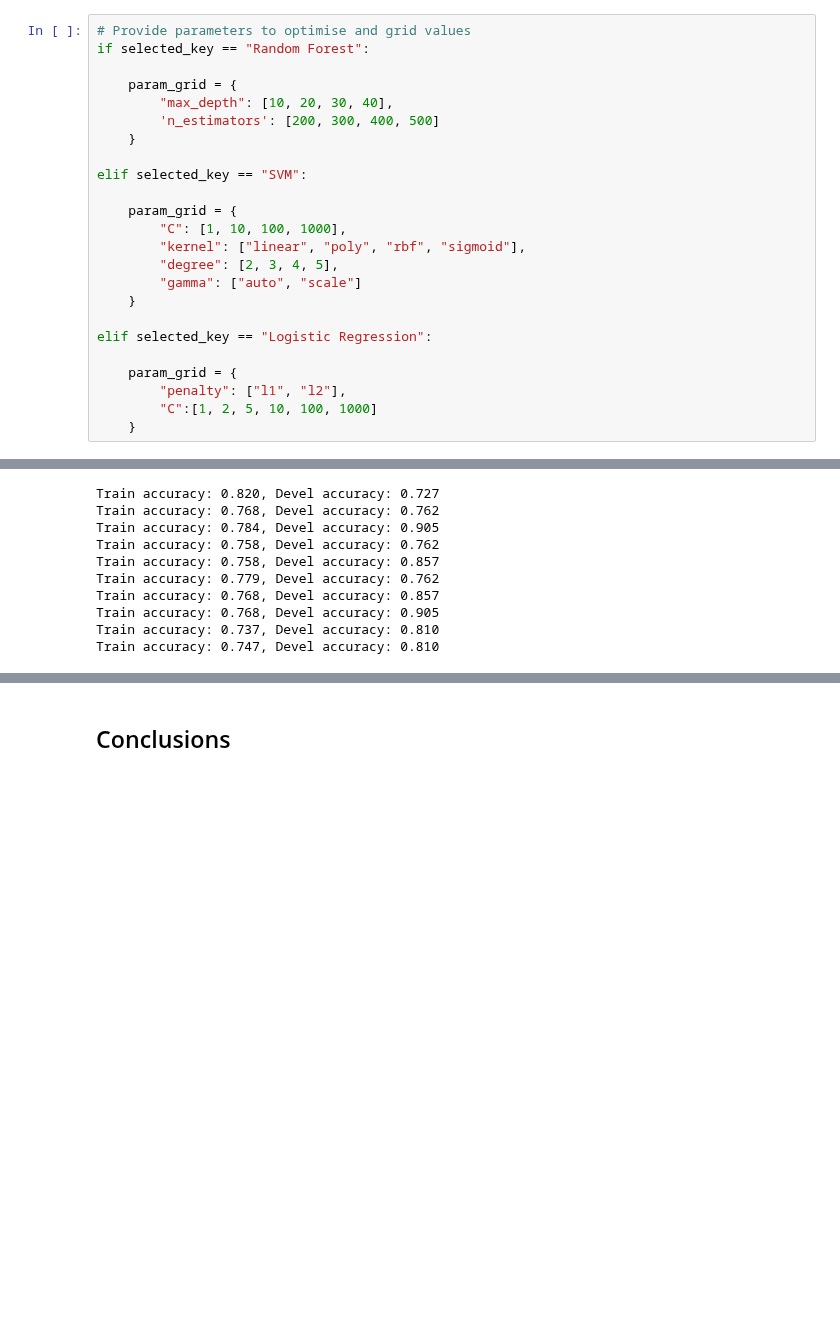
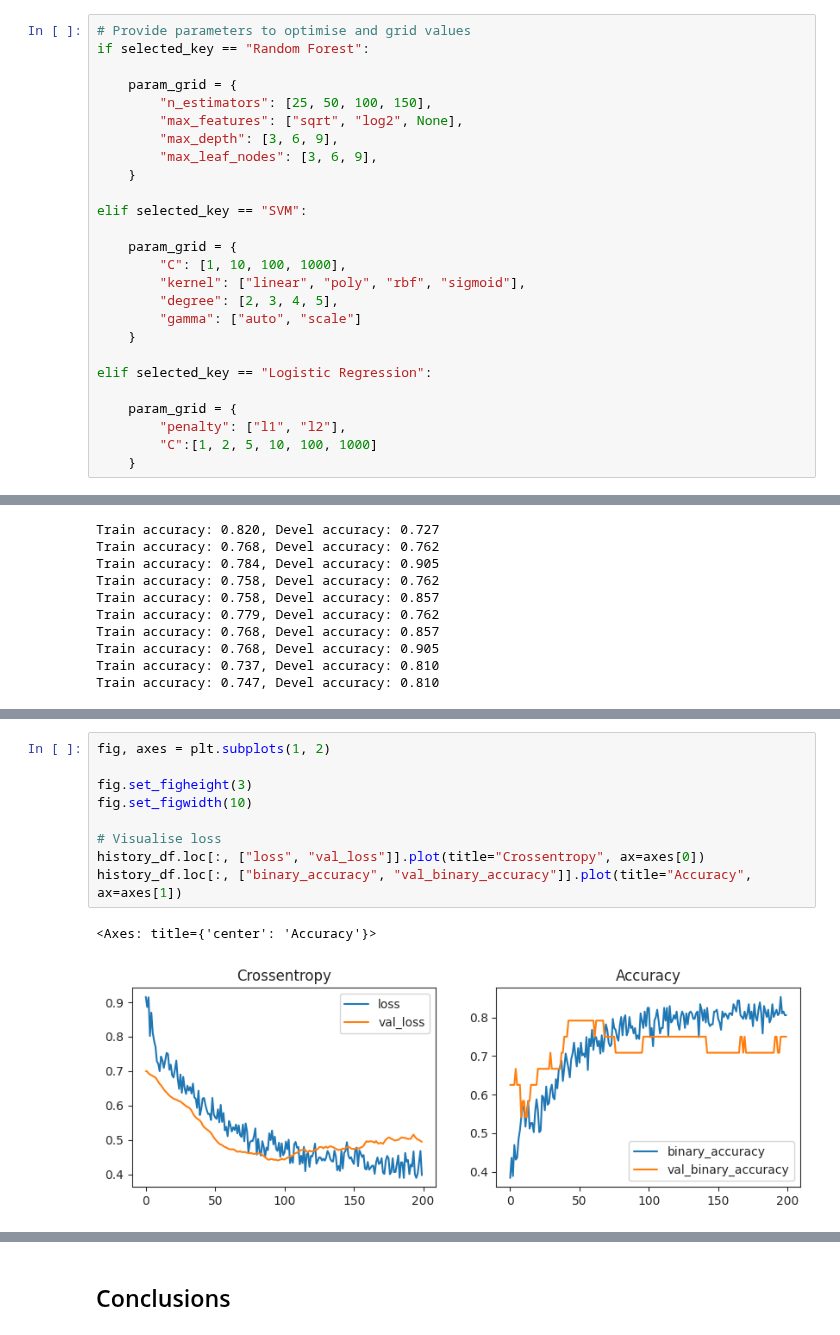
Before and after one commit to RiboRings/AlzheimerPrediction, a Jupyter notebook: learning-about-ad.ipynb, the cells around one changed output, grey strips where cells are left out. Saved outputs shown, nothing was run; the diff lists cells and outputs as text; blank space fills up the shorter version.

```diff
--- a/learning-about-ad.ipynb
+++ b/learning-about-ad.ipynb
@@ -437,8 +437,10 @@ RandomForestClassifier(class_weight='balanced', random_state=123)
 if selected_key == "Random Forest":
 
     param_grid = {
-        "max_depth": [10, 20, 30, 40],
-        'n_estimators': [200, 300, 400, 500]
+        "n_estimators": [25, 50, 100, 150],
+        "max_features": ["sqrt", "log2", None],
+        "max_depth": [3, 6, 9],
+        "max_leaf_nodes": [3, 6, 9],
     }
 
 elif selected_key == "SVM":
@@ -622,3 +617,15 @@ Train accuracy: 0.806, Test accuracy: 0.750
+# %%
+fig, axes = plt.subplots(1, 2)
+
+fig.set_figheight(3)
+fig.set_figwidth(10)
+
+# Visualise loss
+history_df.loc[:, ["loss", "val_loss"]].plot(title="Crossentropy", ax=axes[0])
+history_df.loc[:, ["binary_accuracy", "val_binary_accuracy"]].plot(title="Accuracy", ax=axes[1])
+# %% [output]
+<Axes: title={'center': 'Accuracy'}>
+[figure, added]
 # %%
 # Predict labels
 y_pred = model.predict(X_test) >= 0.5
```
Also changed, not shown: parts of 6 cells of this notebook.
